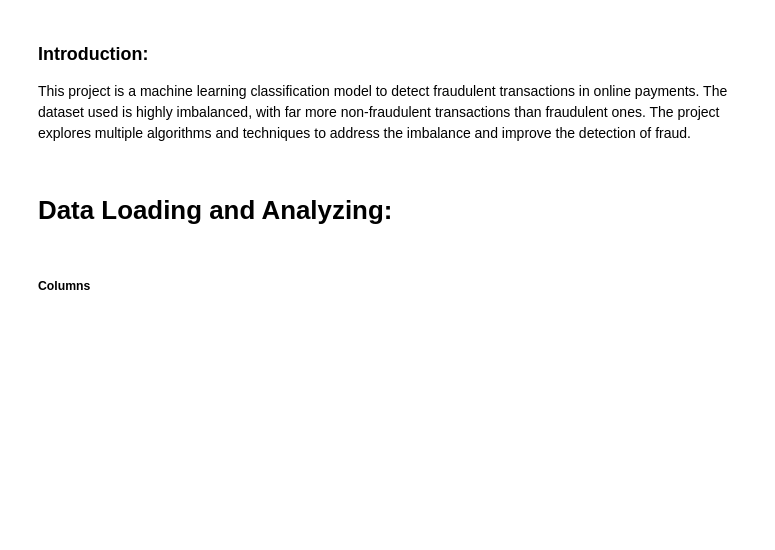
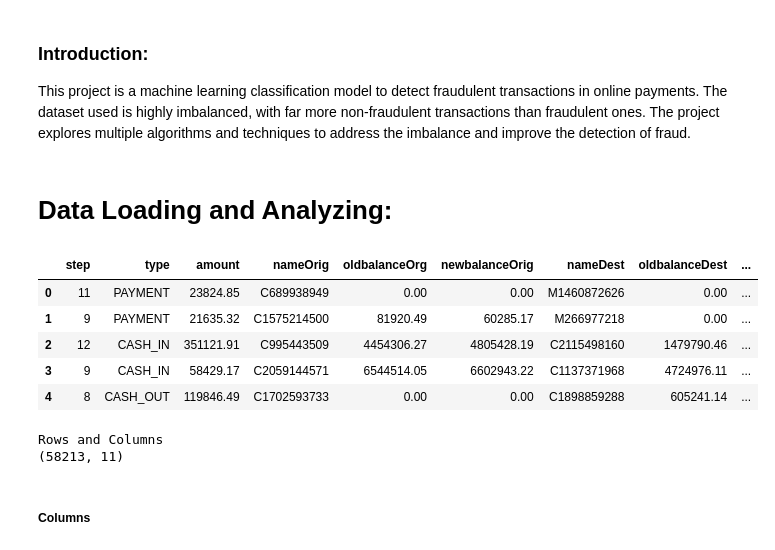
Before and after one commit to adin11/online-payment-fraud-detection-system, a Jupyter notebook: model.ipynb, the cells around one changed output. Drawn from its saved outputs; the diff is of its cells as text; code cells hidden in the pictures; blank space fills up the shorter version.

```diff
--- a/model.ipynb
+++ b/model.ipynb
@@ -29,11 +29,21 @@ warnings.filterwarnings('ignore')  # To suppress warnings
 # %% [markdown]
 # Data Loading and Analyzing:
 # %%
-df = pd.read_csv('data.csv')
+df = pd.read_csv('dataset.csv')
 df.head()
+# %% [output]
+|  | step | type | amount | nameOrig | oldbalanceOrg | newbalanceOrig | nameDest | oldbalanceDest | ... |
+| 0 | 11 | PAYMENT | 23824.85 | C689938949 | 0.00 | 0.00 | M1460872626 | 0.00 | ... |
+| 1 | 9 | PAYMENT | 21635.32 | C1575214500 | 81920.49 | 60285.17 | M266977218 | 0.00 | ... |
+| 2 | 12 | CASH_IN | 351121.91 | C995443509 | 4454306.27 | 4805428.19 | C2115498160 | 1479790.46 | ... |
+| 3 | 9 | CASH_IN | 58429.17 | C2059144571 | 6544514.05 | 6602943.22 | C1137371968 | 4724976.11 | ... |
+| 4 | 8 | CASH_OUT | 119846.49 | C1702593733 | 0.00 | 0.00 | C1898859288 | 605241.14 | ... |
 # %%
 print("Rows and Columns")
 print(df.shape)
+# %% [output]
+Rows and Columns
+(58213, 11)
 # %% [markdown]
 ##### Columns
 # %% [raw]
```
Also changed, not shown: parts of 57 cells of this notebook, 4 other files.
